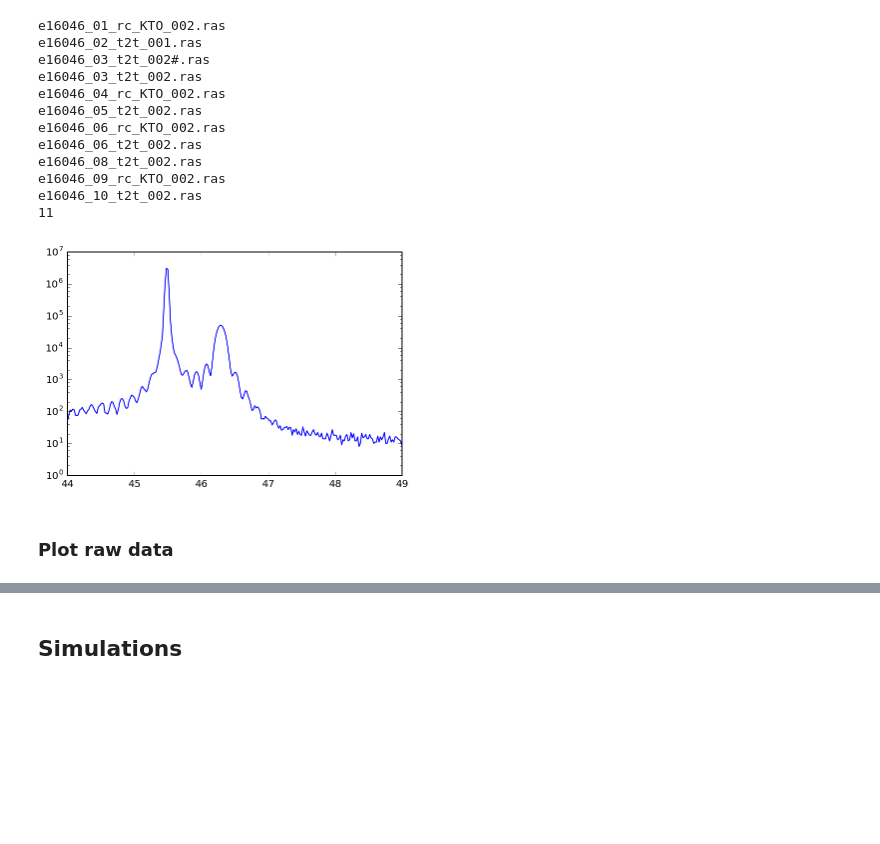
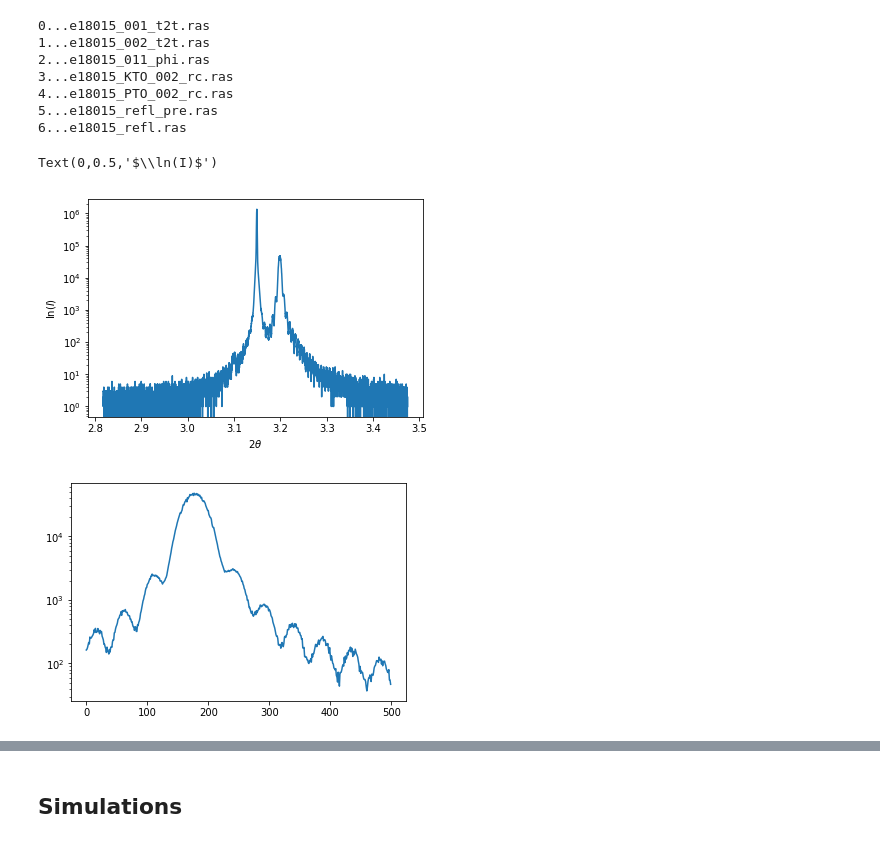
Before and after one commit to ezatterin/notebooks, a Jupyter notebook: xrd/rigaku_ctr.ipynb, the cells around one changed output, grey strips where cells are left out. Cells and saved outputs as stored; diff of their text form; code cells hidden in the pictures; blank space fills up the shorter version.

```diff
--- a/xrd/rigaku_ctr.ipynb
+++ b/xrd/rigaku_ctr.ipynb
@@ -15,17 +16,11 @@ d = '"C:\Users\zatterin\OneDrive - University College London\OneDrive Synced Doc
 # %%
 files = !ls {d} | grep '.ras' #| grep '_00[1-9]' | grep '.ras'
-for fname in files: print fname
-print len(files)
+for index, fname in enumerate(files): print('{0}...{1}'.format(index,fname))
 # %% [output]
-e16046_01_rc_KTO_002.ras
-e16046_02_t2t_001.ras
-e16046_03_t2t_002#.ras
-e16046_03_t2t_002.ras
-e16046_04_rc_KTO_002.ras
-e16046_05_t2t_002.ras
-e16046_06_rc_KTO_002.ras
-e16046_06_t2t_002.ras
-e16046_08_t2t_002.ras
-e16046_09_rc_KTO_002.ras
-e16046_10_t2t_002.ras
-11
+0...e18015_001_t2t.ras
+1...e18015_002_t2t.ras
+2...e18015_011_phi.ras
+3...e18015_KTO_002_rc.ras
+4...e18015_PTO_002_rc.ras
+5...e18015_refl_pre.ras
+6...e18015_refl.ras
@@ -32,6 +30,14 @@ e16046_10_t2t_002.ras
+# %%
+plt.plot(y, i)
+plt.yscale('log')
+plt.xlabel(r'$2\theta$')
+plt.ylabel(r'$\ln(I)$')
+# plt.xlim(44,48)
+# %% [output]
+Text(0,0.5,'$\\ln(I)$')
+[figure, added]
 # %%
-plt.plot(*xrd.read_data(files[10],d,comments='#'));plt.yscale('log')
+plt.plot(i[2700:3200])
+plt.yscale('log')
 # %% [output]
-[figure, old version]
+[figure, new version]
-# %% [markdown]
-### Plot raw data
```
Also changed, not shown: parts of 15 cells of this notebook, 15 other files.
